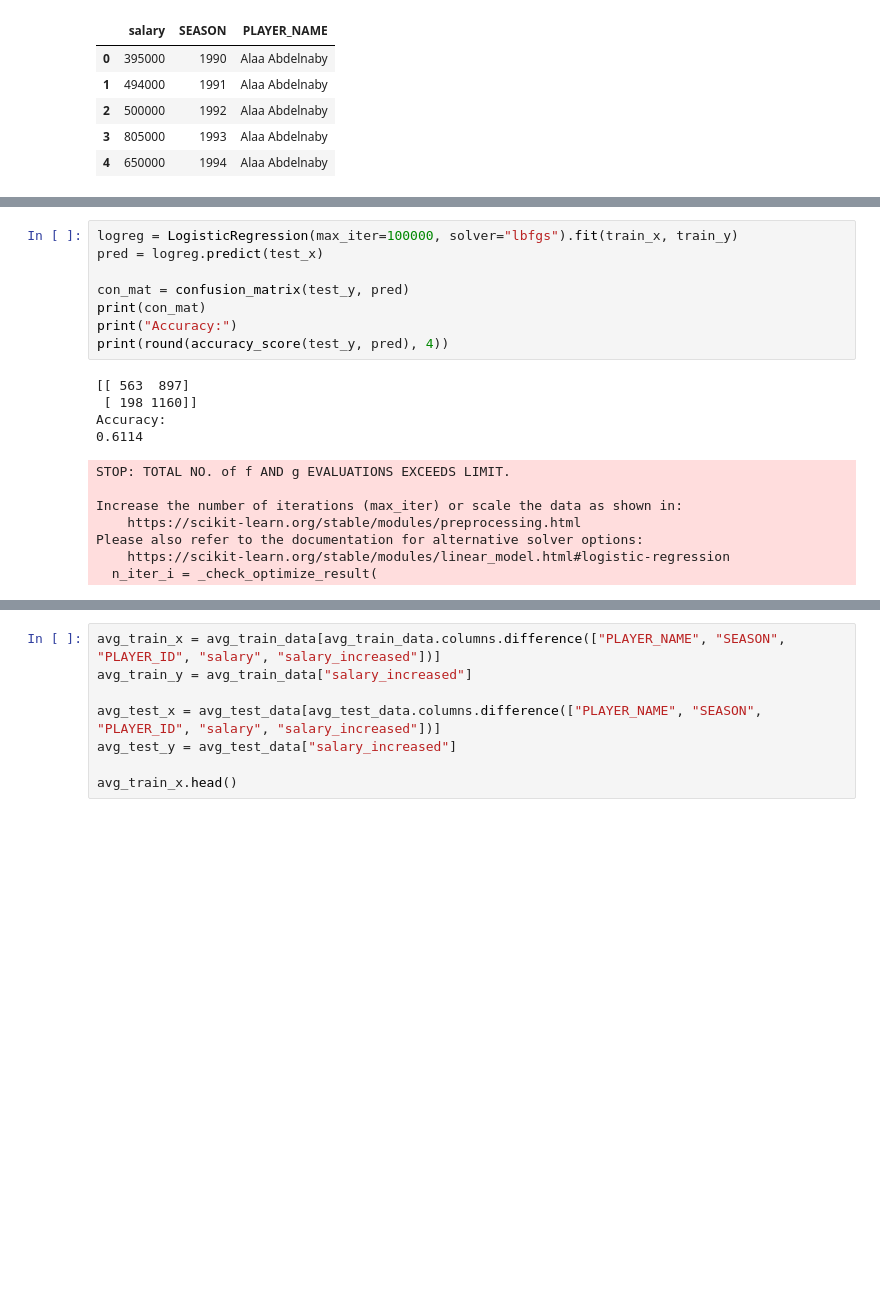
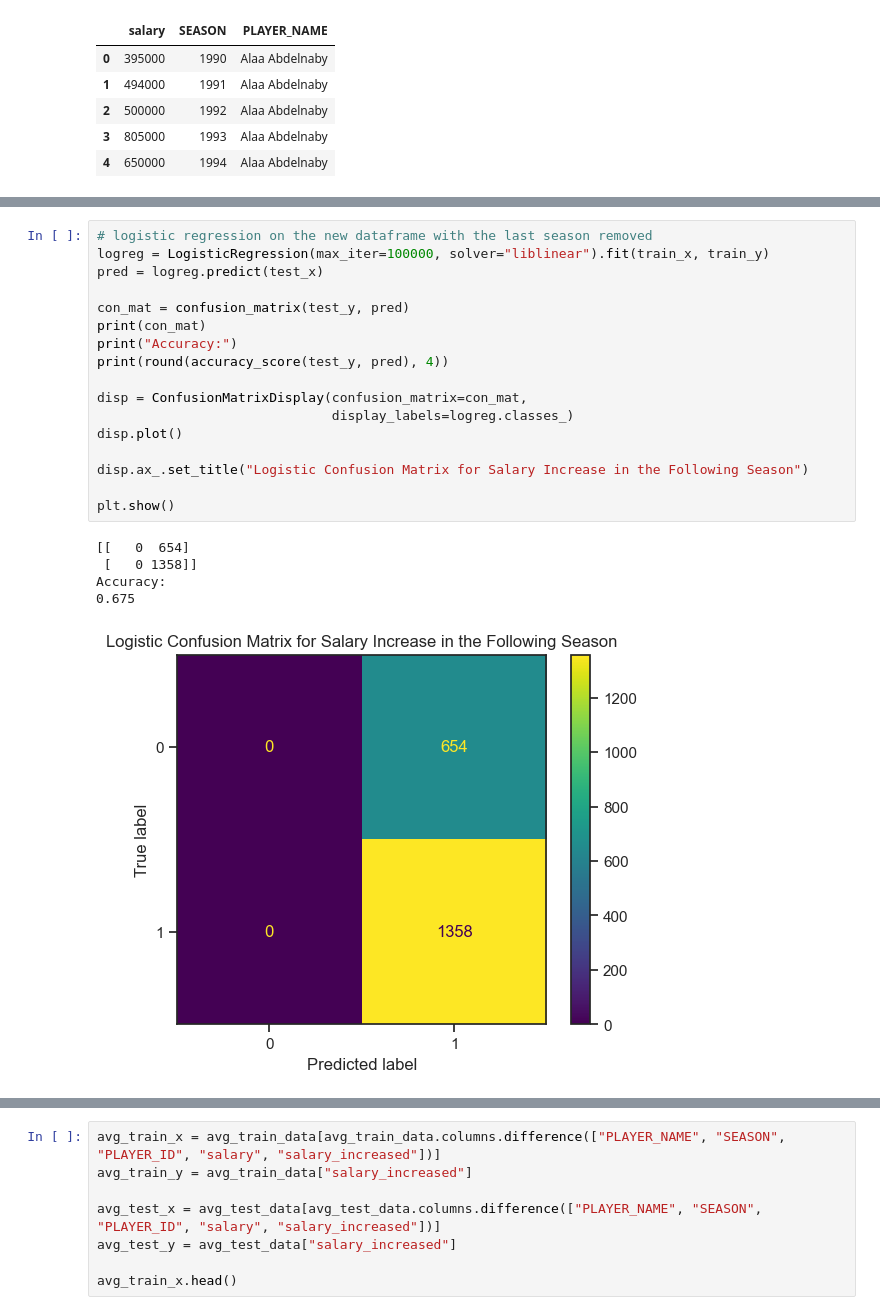
Before and after one commit to AndrewH06/nba-salary, a Jupyter notebook: jared.ipynb, the cells around one changed output, grey strips where cells are left out. Saved outputs shown, nothing was run; the diff lists cells and outputs as text; blank space fills up the shorter version.

```diff
--- a/jared.ipynb
+++ b/jared.ipynb
@@ -427,23 +515,26 @@ train_x.head()
 | 4640 | 41.0 | 16.0 | 98.0 | 1.0 | 0.0 | 0.000000 | 262.0 | 103.0 | 0.435607 | 99.0 | ... | ... |
 5 rows × 21 columns
 # %%
-logreg = LogisticRegression(max_iter=100000, solver="lbfgs").fit(train_x, train_y)
+# logistic regression on the new dataframe with the last season removed
+logreg = LogisticRegression(max_iter=100000, solver="liblinear").fit(train_x, train_y)
 pred = logreg.predict(test_x)
 
 con_mat = confusion_matrix(test_y, pred)
 print(con_mat)
 print("Accuracy:")
 print(round(accuracy_score(test_y, pred), 4))
+
+disp = ConfusionMatrixDisplay(confusion_matrix=con_mat,
+                              display_labels=logreg.classes_)
+disp.plot()
+
+disp.ax_.set_title("Logistic Confusion Matrix for Salary Increase in the Following Season")
+
+plt.show()
 # %% [output]
-[[ 563  897]
- [ 198 1160]]
+[[   0  654]
+ [   0 1358]]
 Accuracy:
-0.6114
+0.675
-STOP: TOTAL NO. of f AND g EVALUATIONS EXCEEDS LIMIT.
-
-Increase the number of iterations (max_iter) or scale the data as shown in:
-    https://scikit-learn.org/stable/modules/preprocessing.html
-Please also refer to the documentation for alternative solver options:
-    https://scikit-learn.org/stable/modules/linear_model.html#logistic-regression
-  n_iter_i = _check_optimize_result(
+[figure, added]
 # %%
```
Also changed, not shown: parts of 31 cells of this notebook.
